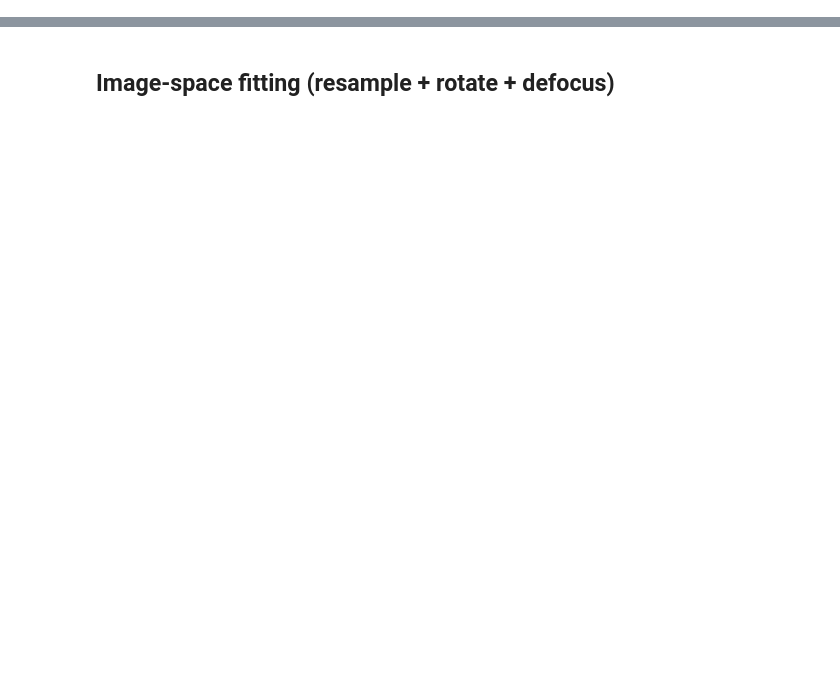
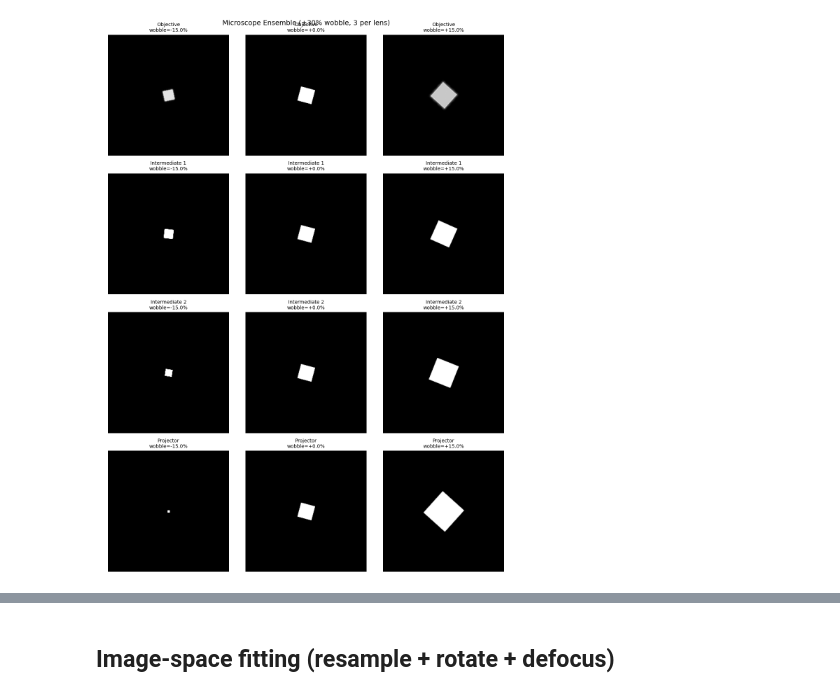
Before and after one commit to TemGym/TemGymCore, a Jupyter notebook: examples/lens_inversion/n_lens_forward.ipynb, the cells around one changed output, grey strips where cells are left out. Cells and saved outputs as stored; diff of their text form; code cells hidden in the pictures; blank space fills up the shorter version.

```diff
--- a/examples/lens_inversion/n_lens_forward.ipynb
+++ b/examples/lens_inversion/n_lens_forward.ipynb
@@ -327,0 +700,30 @@ plt.show()
+# %%
+# Visualize ensemble images
+n_lenses_4 = 4
+n_cols_4 = n_wobbles_per_lens_4
+
+fig, axes = plt.subplots(n_lenses_4, n_cols_4, figsize=(4 * n_cols_4, 4 * n_lenses_4))
+
+for lens_idx in range(n_lenses_4):
+    lens_mask = lens_indices_4 == lens_idx
+    lens_images = ensemble_images_4[lens_mask]
+    lens_wobbles = wobble_values_4[lens_mask]
+    for j in range(n_cols_4):
+        if j < len(lens_images):
+            ax = axes[lens_idx, j]
+            ax.imshow(np.sqrt(np.abs(lens_images[j])), cmap='gray')
+            ax.set_title(
+                f"{lens_names_4[lens_idx]}\nwobble={lens_wobbles[j]*100:+.1f}%",
+                fontsize=10
+            )
+            ax.axis('off')
+
+plt.tight_layout()
+plt.suptitle(
+    f"Microscope Ensemble (±{wobble_scale_4*100:.0f}% wobble, {n_wobbles_per_lens_4} per lens)",
+    fontsize=14,
+    y=0.995
+)
+plt.show()
+# %% [output]
+[figure, added]
```
Also changed, not shown: parts of 16 cells of this notebook, 3 other files.
